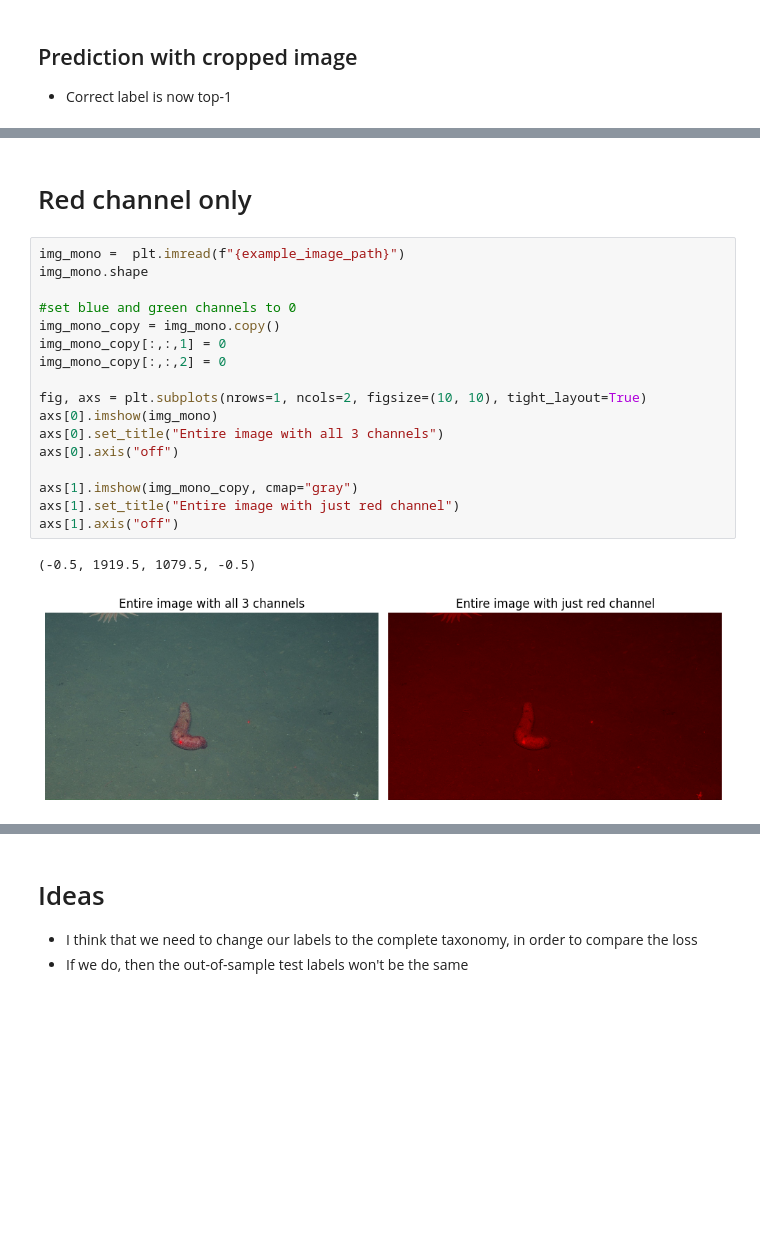
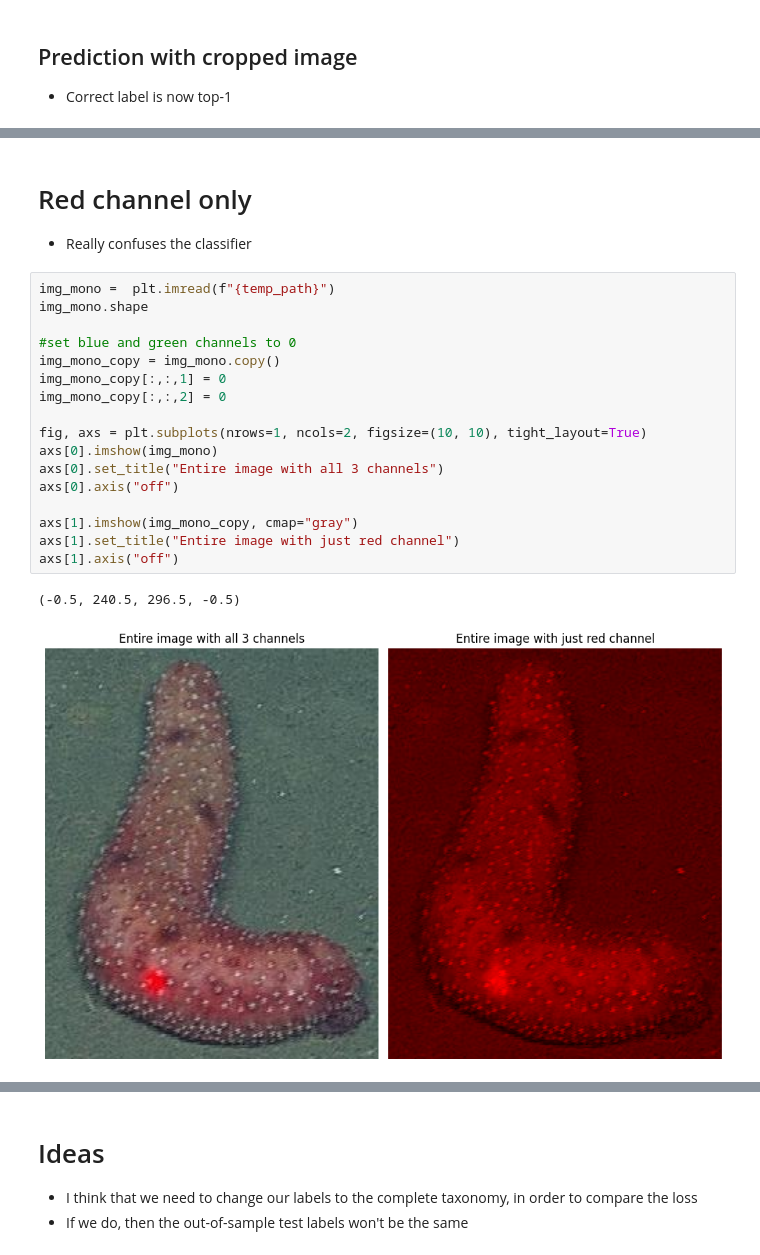
Before and after one commit to JulianaGomez/fathomnet2025, a Jupyter notebook: bioclip-test.ipynb, the cells around one changed output, grey strips where cells are left out. Drawn from its saved outputs; the diff is of its cells as text; blank space fills up the shorter version.

```diff
--- a/bioclip-test.ipynb
+++ b/bioclip-test.ipynb
@@ -248,22 +247,24 @@ df_species
 # %% [markdown]
 # Red channel only
+
+- Really confuses the classifier
 # %%
-img_mono =  plt.imread(f"{example_image_path}")
+img_mono =  plt.imread(f"{temp_path}")
 img_mono.shape
 
 #set blue and green channels to 0
 img_mono_copy = img_mono.copy()
 img_mono_copy[:,:,1] = 0
 img_mono_copy[:,:,2] = 0
 
 fig, axs = plt.subplots(nrows=1, ncols=2, figsize=(10, 10), tight_layout=True)
 axs[0].imshow(img_mono)
 axs[0].set_title("Entire image with all 3 channels")
 axs[0].axis("off")
 
 axs[1].imshow(img_mono_copy, cmap="gray")
 axs[1].set_title("Entire image with just red channel")
 axs[1].axis("off")
 # %% [output]
-(-0.5, 1919.5, 1079.5, -0.5)
+(-0.5, 240.5, 296.5, -0.5)
-[figure, old version]
+[figure, new version]
```
Also changed, not shown: parts of 8 cells of this notebook.
